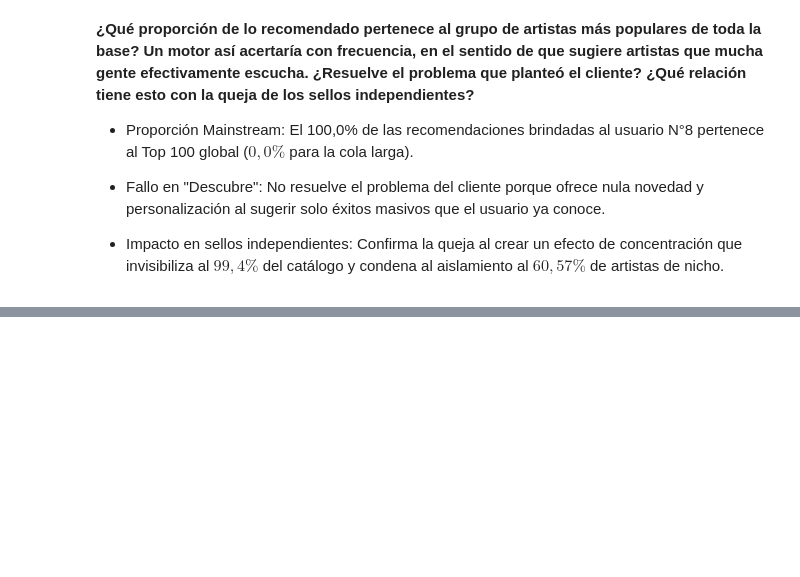
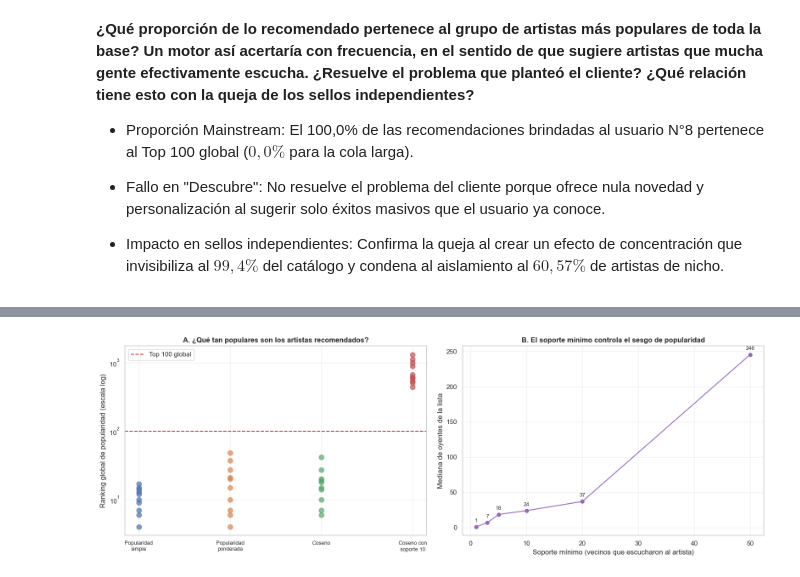
Before and after one commit to JuanRestrepoM/MIAD_202614_Aprendizaje_no_supervisado_G29, a Jupyter notebook: notebooks/S5_sistemarecomendacion.ipynb, the cells around one changed output, grey strips where cells are left out. Saved outputs shown, nothing was run; the diff lists cells and outputs as text; code cells hidden in the pictures; blank space fills up the shorter version.

```diff
--- a/notebooks/S5_sistemarecomendacion.ipynb
+++ b/notebooks/S5_sistemarecomendacion.ipynb
@@ -722,0 +784,20 @@ Passing `palette` without assigning `hue` is deprecated and will be removed in v
+# %%
+# ==============================================================================
+#     CIFRAS CITADAS EN LAS CONCLUSIONES DEL PASO 3 (verificables)
+# ==============================================================================
+solapes = []
+for a in range(len(target_users)):
+    for b in range(a + 1, len(target_users)):
+        u1, u2 = target_users[a], target_users[b]
+        solapes.append(len(user_recs_simple[u1] & user_recs_simple[u2]) / 10)
+
+n_catalogo = df_artists['artist_id'].nunique()
+print("="*78)
+print("CONCENTRACION DE LA RECOMENDACION POR POPULARIDAD")
+print("="*78)
+print(f"Solapamiento promedio entre los {len(target_users)} usuarios evaluados: "
+      f"{np.mean(solapes)*100:.1f}%")
+print(f"Catalogo total: {n_catalogo:,} artistas")
+print(f"Si solo se recomienda el Top 100, quedan invisibles "
+      f"{n_catalogo-100:,} artistas = {(1 - 100/n_catalogo)*100:.2f}% del catalogo")
+print("="*78)
@@ -731,0 +1306,40 @@ Un motor así acertaría con frecuencia, en el sentido de que sugiere artistas q
+# %%
+# ==============================================================================
+#         VISUALIZACION: POPULARIDAD DE LO RECOMENDADO POR CADA MOTOR
+# ==============================================================================
+fig, axes = plt.subplots(1, 2, figsize=(16, 5.5))
+
+# Panel A: ranking global de los artistas recomendados por cada motor
+motores = {
+    'Popularidad\nsimple': [rank_popularidad[pos_artista[a]] for a in recs_u8_simple['artist_id']],
+    'Popularidad\nponderada': [rank_popularidad[pos_artista[a]] for a in recs_u8_weighted['artist_id']],
+    'Coseno': list(recs_u8_coseno['rank_global']),
+    'Coseno con\nsoporte 10': list(recs_u8_coseno_sop['rank_global']),
+}
+posiciones = range(len(motores))
+for i, (nombre, rangos) in enumerate(motores.items()):
+    axes[0].scatter([i] * len(rangos), rangos, alpha=0.7, s=70)
+axes[0].axhline(100, color='tab:red', ls='--', label='Top 100 global')
+axes[0].set_yscale('log')
+axes[0].set_xticks(list(posiciones))
+axes[0].set_xticklabels(motores.keys(), fontsize=9)
+axes[0].set_ylabel('Ranking global de popularidad (escala log)')
+axes[0].set_title('A. ¿Qué tan populares son los artistas recomendados?', fontsize=12, fontweight='bold')
+axes[0].legend(); axes[0].grid(alpha=0.3)
+
+# Panel B: efecto del soporte minimo sobre la popularidad de la lista
+axes[1].plot(sensibilidad_soporte['soporte_min'], sensibilidad_soporte['mediana_oyentes'],
+             marker='o', color='tab:purple')
+axes[1].set_xlabel('Soporte mínimo (vecinos que escucharon al artista)')
+axes[1].set_ylabel('Mediana de oyentes de la lista')
+axes[1].set_title('B. El soporte mínimo controla el sesgo de popularidad', fontsize=12, fontweight='bold')
+axes[1].grid(alpha=0.3)
+for _, fila in sensibilidad_soporte.iterrows():
+    axes[1].annotate(f"{fila['mediana_oyentes']:.0f}",
+                     (fila['soporte_min'], fila['mediana_oyentes']),
+                     textcoords='offset points', xytext=(0, 8), ha='center', fontsize=9)
+
+plt.tight_layout()
+plt.show()
+# %% [output]
+[figure, added]
```
Also changed, not shown: parts of 86 cells of this notebook, 1 other file.
